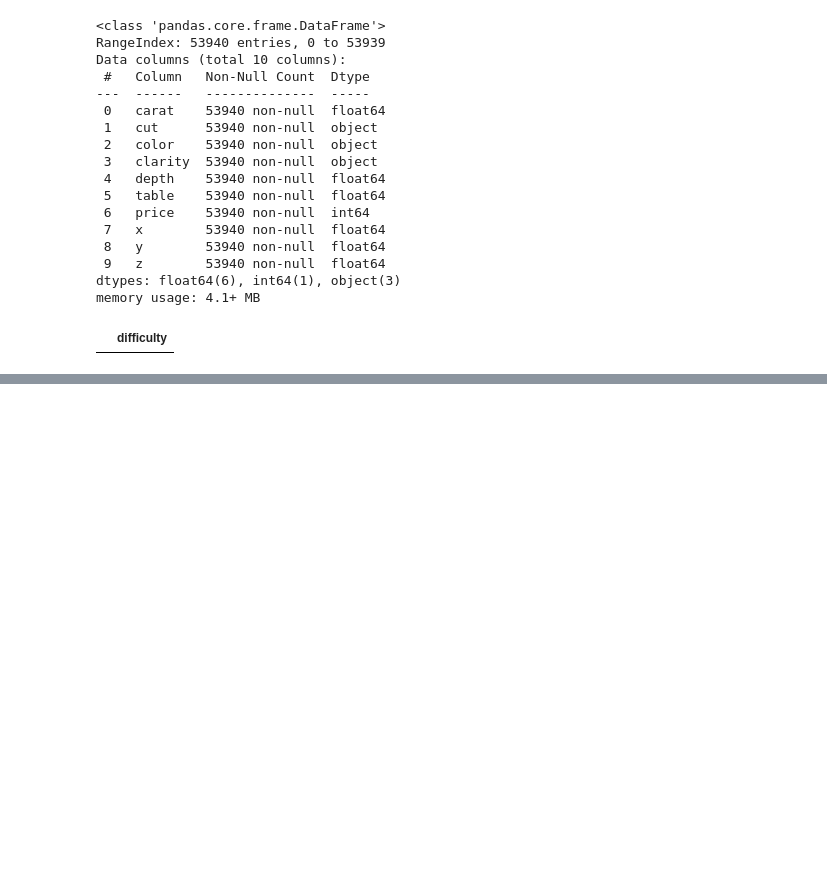
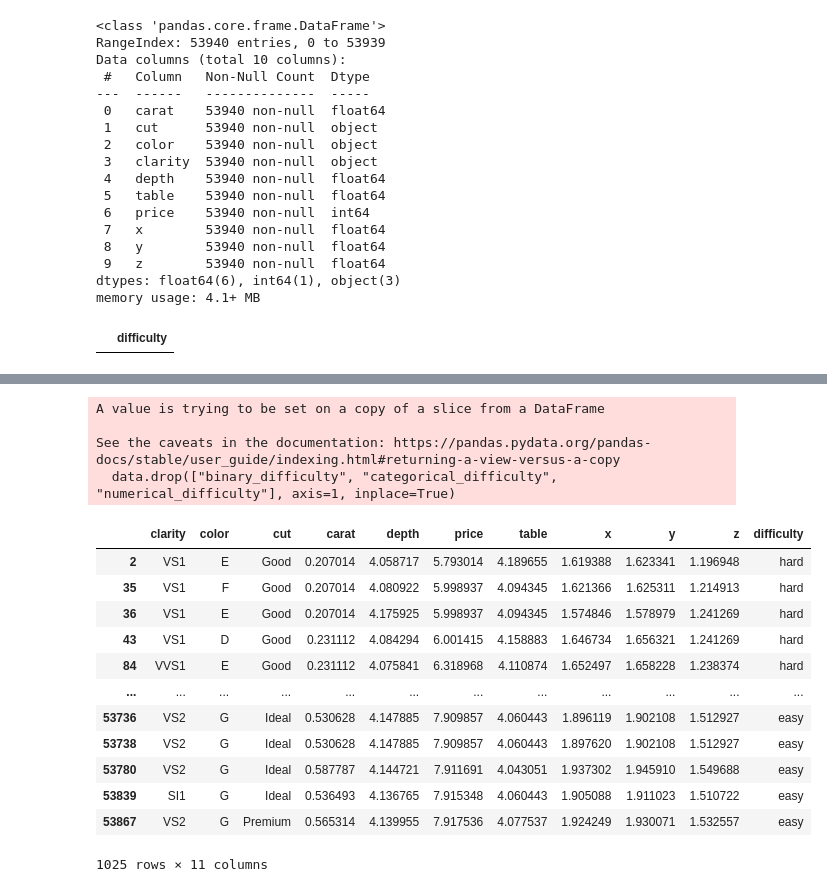
Before and after one commit to danorel/curning, a Jupyter notebook: cl.diamonds.ipynb, the cells around one changed output, grey strips where cells are left out. Saved outputs shown, nothing was run; the diff lists cells and outputs as text; code cells hidden in the pictures; blank space fills up the shorter version.

```diff
--- a/cl.diamonds.ipynb
+++ b/cl.diamonds.ipynb
@@ -103,0 +104,54 @@ print(numerical_df.loc[numerical_df["difficulty"] != "conflict"].shape)
+# %%
+def join_into_df(binary_df, categorical_df, numerical_df):
+    concat_dfs = []
+
+    binary_difficulty_df, binary_df = binary_df["difficulty"], binary_df[binary_df.columns.difference(["difficulty"])]
+    categorical_difficulty_df, categorical_df = categorical_df["difficulty"], categorical_df[categorical_df.columns.difference(["difficulty"])]
+    numerical_difficulty_df, numerical_df = numerical_df["difficulty"], numerical_df[numerical_df.columns.difference(["difficulty"])]
+
+    if len(binary_df):
+        concat_dfs.append(binary_df)
+    if len(categorical_df):
+        concat_dfs.append(categorical_df)
+    if len(numerical_df):
+        concat_dfs.append(numerical_df)
+
+    df = pd.concat(concat_dfs, axis=1)
+
+    df["binary_difficulty"] = binary_difficulty_df
+    df["categorical_difficulty"] = categorical_difficulty_df
+    df["numerical_difficulty"] = numerical_difficulty_df
+
+    df.loc[(df["categorical_difficulty"] == df["numerical_difficulty"]) &
+           (df["categorical_difficulty"] != "conflict"), "difficulty"] = df["categorical_difficulty"]
+
+    df.loc[(df["categorical_difficulty"] != df["numerical_difficulty"]) |
+           (df["categorical_difficulty"] == "conflict"), "difficulty"] = "conflict"
+
+    return df
+# %%
+df = join_into_df(binary_df, categorical_df, numerical_df)
+# %%
+data = df.loc[(df["difficulty"] == "hard") | (df["difficulty"] == "easy")]
+data.drop(["binary_difficulty", "categorical_difficulty", "numerical_difficulty"], axis=1, inplace=True)
+# %% [output]
+A value is trying to be set on a copy of a slice from a DataFrame
+
+See the caveats in the documentation: https://pandas.pydata.org/pandas-docs/stable/user_guide/indexing.html#returning-a-view-versus-a-copy
+  data.drop(["binary_difficulty", "categorical_difficulty", "numerical_difficulty"], axis=1, inplace=True)
+# %%
+data
+# %% [output]
+|  | clarity | color | cut | carat | depth | price | table | x | y | z | difficulty |
+| 2 | VS1 | E | Good | 0.207014 | 4.058717 | 5.793014 | 4.189655 | 1.619388 | 1.623341 | 1.196948 | hard |
+| 35 | VS1 | F | Good | 0.207014 | 4.080922 | 5.998937 | 4.094345 | 1.621366 | 1.625311 | 1.214913 | hard |
+| 36 | VS1 | E | Good | 0.207014 | 4.175925 | 5.998937 | 4.094345 | 1.574846 | 1.578979 | 1.241269 | hard |
+| 43 | VS1 | D | Good | 0.231112 | 4.084294 | 6.001415 | 4.158883 | 1.646734 | 1.656321 | 1.241269 | hard |
+| 84 | VVS1 | E | Good | 0.231112 | 4.075841 | 6.318968 | 4.110874 | 1.652497 | 1.658228 | 1.238374 | hard |
+| ... | ... | ... | ... | ... | ... | ... | ... | ... | ... | ... | ... |
+| 53736 | VS2 | G | Ideal | 0.530628 | 4.147885 | 7.909857 | 4.060443 | 1.896119 | 1.902108 | 1.512927 | easy |
+| 53738 | VS2 | G | Ideal | 0.530628 | 4.147885 | 7.909857 | 4.060443 | 1.897620 | 1.902108 | 1.512927 | easy |
+| 53780 | VS2 | G | Ideal | 0.587787 | 4.144721 | 7.911691 | 4.043051 | 1.937302 | 1.945910 | 1.549688 | easy |
+| 53839 | SI1 | G | Ideal | 0.536493 | 4.136765 | 7.915348 | 4.060443 | 1.905088 | 1.911023 | 1.510722 | easy |
+| 53867 | VS2 | G | Premium | 0.565314 | 4.139955 | 7.917536 | 4.077537 | 1.924249 | 1.930071 | 1.532557 | easy |
+1025 rows × 11 columns
```
Also changed, not shown: parts of 14 cells of this notebook, 2 other files.
